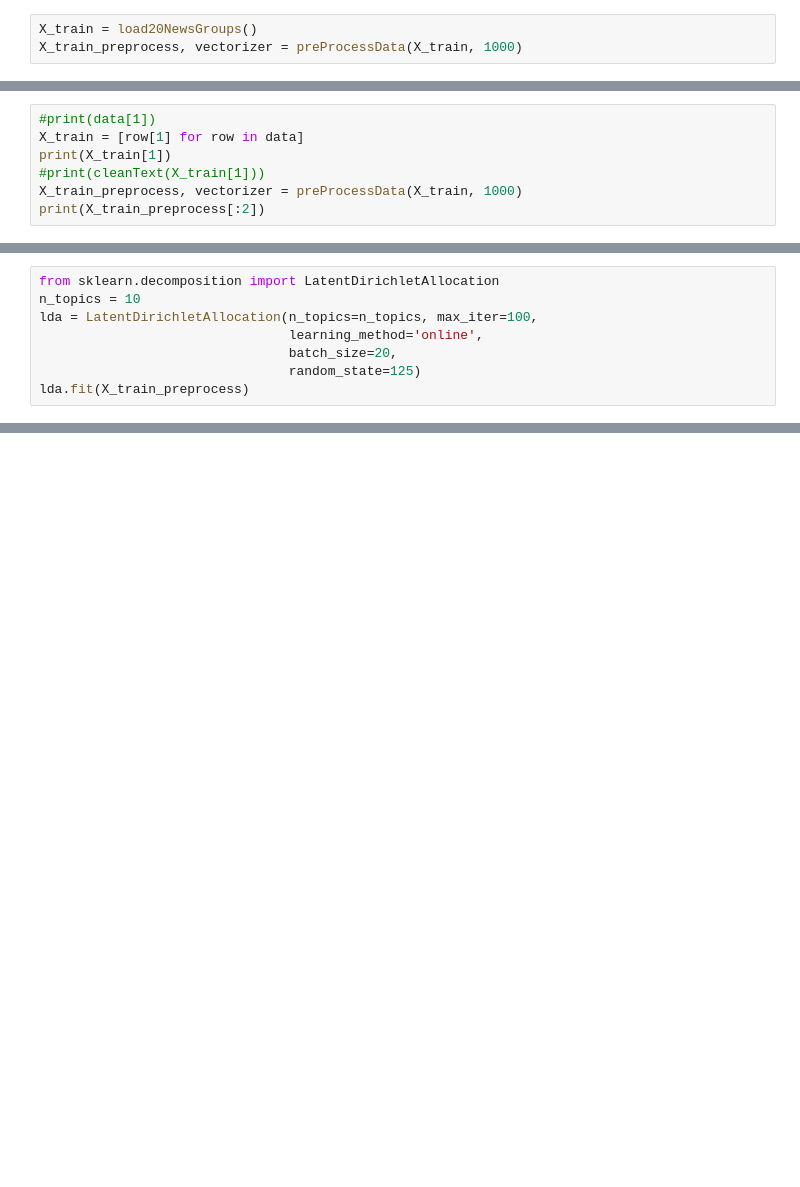
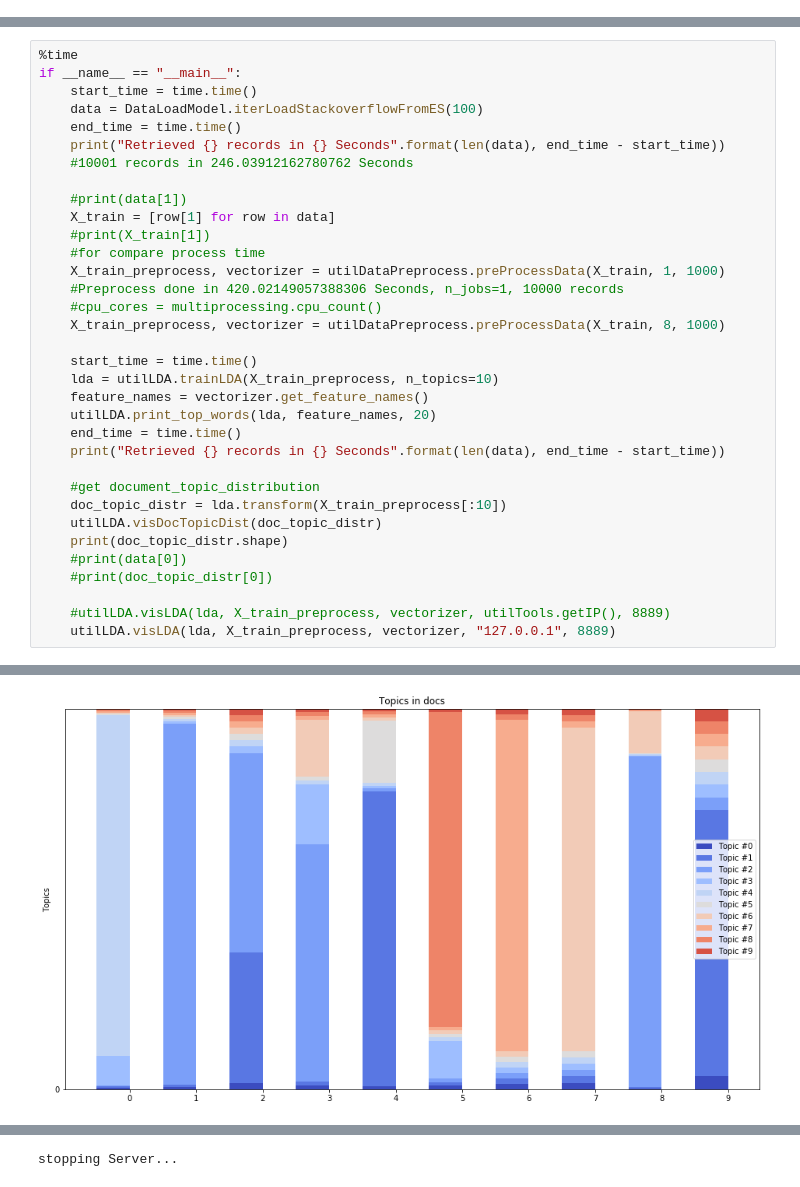
Before and after one commit to heirish/machine-learning-portfolio, a Jupyter notebook: algorithms/nlp/spacy_topic_model.ipynb, the cells around one changed output, grey strips where cells are left out. Cells and saved outputs as stored; diff of their text form; blank space fills up the shorter version.

```diff
--- a/algorithms/nlp/spacy_topic_model.ipynb
+++ b/algorithms/nlp/spacy_topic_model.ipynb
@@ -176,3 +0,0 @@ def preProcessData(X_train, max_features=None):
-# %%
-X_train = load20NewsGroups()
-X_train_preprocess, vectorizer = preProcessData(X_train, 1000)
@@ -183,7 +0,0 @@ Preprocess done in 237.4716272354126 Seconds
-# %%
-#print(data[1])
-X_train = [row[1] for row in data]
-print(X_train[1])
-#print(cleanText(X_train[1]))
-X_train_preprocess, vectorizer = preProcessData(X_train, 1000)
-print(X_train_preprocess[:2])
@@ -208,8 +0,0 @@ print(X_train_preprocess[:2])
-# %%
-from sklearn.decomposition import LatentDirichletAllocation
-n_topics = 10
-lda = LatentDirichletAllocation(n_topics=n_topics, max_iter=100,
-                                learning_method='online',
-                                batch_size=20,
-                                random_state=125)
-lda.fit(X_train_preprocess)
@@ -318,0 +38,35 @@ Serving to http://127.0.0.1:8889/    [Ctrl-C to exit]
+# %%
+%time
+if __name__ == "__main__":
+    start_time = time.time()
+    data = DataLoadModel.iterLoadStackoverflowFromES(100)
+    end_time = time.time()
+    print("Retrieved {} records in {} Seconds".format(len(data), end_time - start_time))
+    #10001 records in 246.03912162780762 Seconds
+
+    #print(data[1])
+    X_train = [row[1] for row in data]
+    #print(X_train[1])
+    #for compare process time
+    X_train_preprocess, vectorizer = utilDataPreprocess.preProcessData(X_train, 1, 1000)
+    #Preprocess done in 420.02149057388306 Seconds, n_jobs=1, 10000 records
+    #cpu_cores = multiprocessing.cpu_count()
+    X_train_preprocess, vectorizer = utilDataPreprocess.preProcessData(X_train, 8, 1000)
+
+    start_time = time.time()
+    lda = utilLDA.trainLDA(X_train_preprocess, n_topics=10)
+    feature_names = vectorizer.get_feature_names()
+    utilLDA.print_top_words(lda, feature_names, 20)
+    end_time = time.time()
+    print("Retrieved {} records in {} Seconds".format(len(data), end_time - start_time))
+
+    #get document_topic_distribution
+    doc_topic_distr = lda.transform(X_train_preprocess[:10])
+    utilLDA.visDocTopicDist(doc_topic_distr)
+    print(doc_topic_distr.shape)
+    #print(data[0])
+    #print(doc_topic_distr[0])
+
+    #utilLDA.visLDA(lda, X_train_preprocess, vectorizer, utilTools.getIP(), 8889)
+    utilLDA.visLDA(lda, X_train_preprocess, vectorizer, "127.0.0.1", 8889)
+# %% [output]
@@ -318,0 +90 @@ Serving to http://127.0.0.1:8889/    [Ctrl-C to exit]
+[figure, added]
@@ -318,0 +106 @@ Serving to http://127.0.0.1:8889/    [Ctrl-C to exit]
+stopping Server...
```
Also changed, not shown: parts of 17 cells of this notebook, 6 other files.
